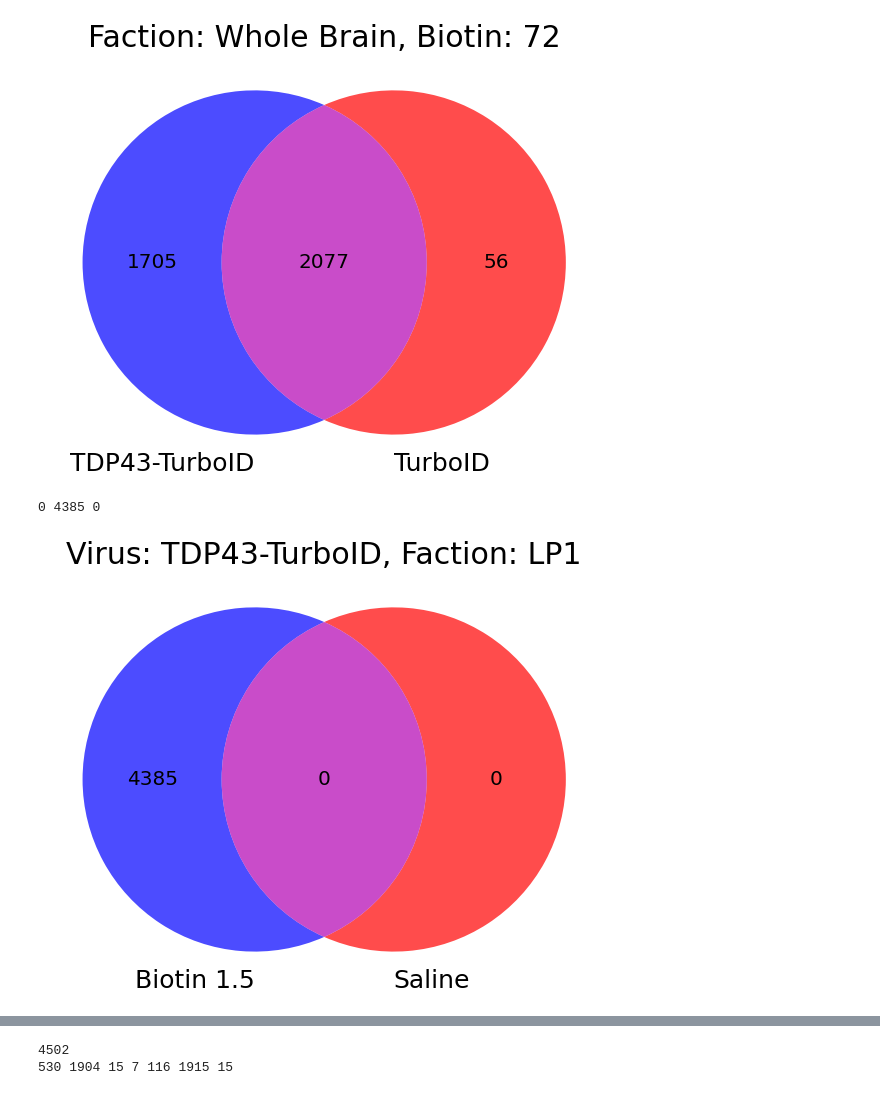
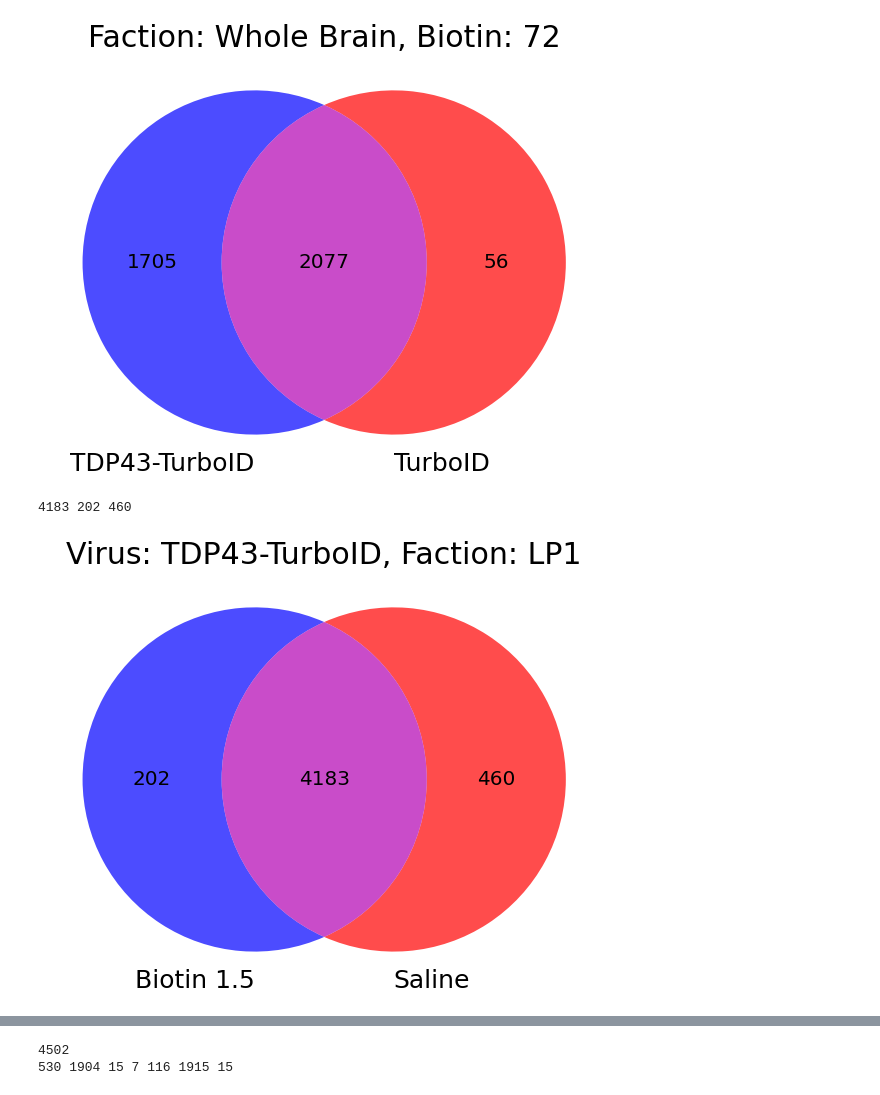
Before and after one commit to adamwbrew/Proteins, a Jupyter notebook: protein_visuals_virus_venn_diagram.ipynb, the cells around one changed output, grey strips where cells are left out. Saved outputs shown, nothing was run; the diff lists cells and outputs as text; code cells hidden in the pictures.

Commit message:
fixed error in zeros fr venn diagrams

```diff
--- a/protein_visuals_virus_venn_diagram.ipynb
+++ b/protein_visuals_virus_venn_diagram.ipynb
@@ -183,32 +183,32 @@ plt.show()
 [figure]
 # %%
 # Venn Diagram Biotin types
-# TDP43TurboID_15_LP1, TurboID_saline_LP1
+# TDP43TurboID_15_LP1, TDP43TurboID_saline_LP1
 
 TDP43TurboID_15_LP1_list = TDP43TurboID_15_LP1[TDP43TurboID_15_LP1["Hits"] != 0]["Protein_Name"].copy().to_list()
-TurboID_saline_LP1_list = TurboID_saline_LP1[TurboID_saline_LP1["Hits"] != 0]["Protein_Name"].copy().to_list()
-union_list = TDP43TurboID_15_LP1_list + TurboID_saline_LP1_list
+TDP43TurboID_saline_LP1_list = TDP43TurboID_saline_LP1[TDP43TurboID_saline_LP1["Hits"] != 0]["Protein_Name"].copy().to_list()
+union_list = TDP43TurboID_15_LP1_list + TDP43TurboID_saline_LP1_list
 
 union_list = set([x for x in union_list if union_list.count(x) > 1])
 TDP43TurboID_15_LP1_list = set([x for x in TDP43TurboID_15_LP1_list if x not in union_list])
-TurboID_saline_LP1_list = set([x for x in TurboID_saline_LP1_list if x not in union_list])
-print(len(union_list), len(TDP43TurboID_15_LP1_list), len(TurboID_saline_LP1_list))
+TDP43TurboID_saline_LP1_list = set([x for x in TDP43TurboID_saline_LP1_list if x not in union_list])
+print(len(union_list), len(TDP43TurboID_15_LP1_list), len(TDP43TurboID_saline_LP1_list))
 
 plt.figure(figsize=(10,12), facecolor='white')
 plt.title("Virus: TDP43-TurboID, Faction: LP1", size = 30)
 ax = plt.gca()
-vd = venn2_unweighted(subsets = (len(TDP43TurboID_15_LP1_list), len(TurboID_saline_LP1_list), len(union_list)), set_colors=("blue","red"), set_labels = ('Biotin 1.5', 'Saline'), alpha = 0.7)
+vd = venn2_unweighted(subsets = (len(TDP43TurboID_15_LP1_list), len(TDP43TurboID_saline_LP1_list), len(union_list)), set_colors=("blue","red"), set_labels = ('Biotin 1.5', 'Saline'), alpha = 0.7)
 
 for text in vd.set_labels:
    text.set_fontsize(25)
 
 for text in vd.subset_labels:
    text.set_fontsize(20)
 
 plt.show()
 # %% [output]
-0 4385 0
+4183 202 460
-[figure, old version]
+[figure, new version]
 # %%
 # Venn Diagram Biotin types
 # TDP43TurboID_15_LS1, TurboID_saline_LS1
```
Also changed, not shown: parts of 2 cells of this notebook.
